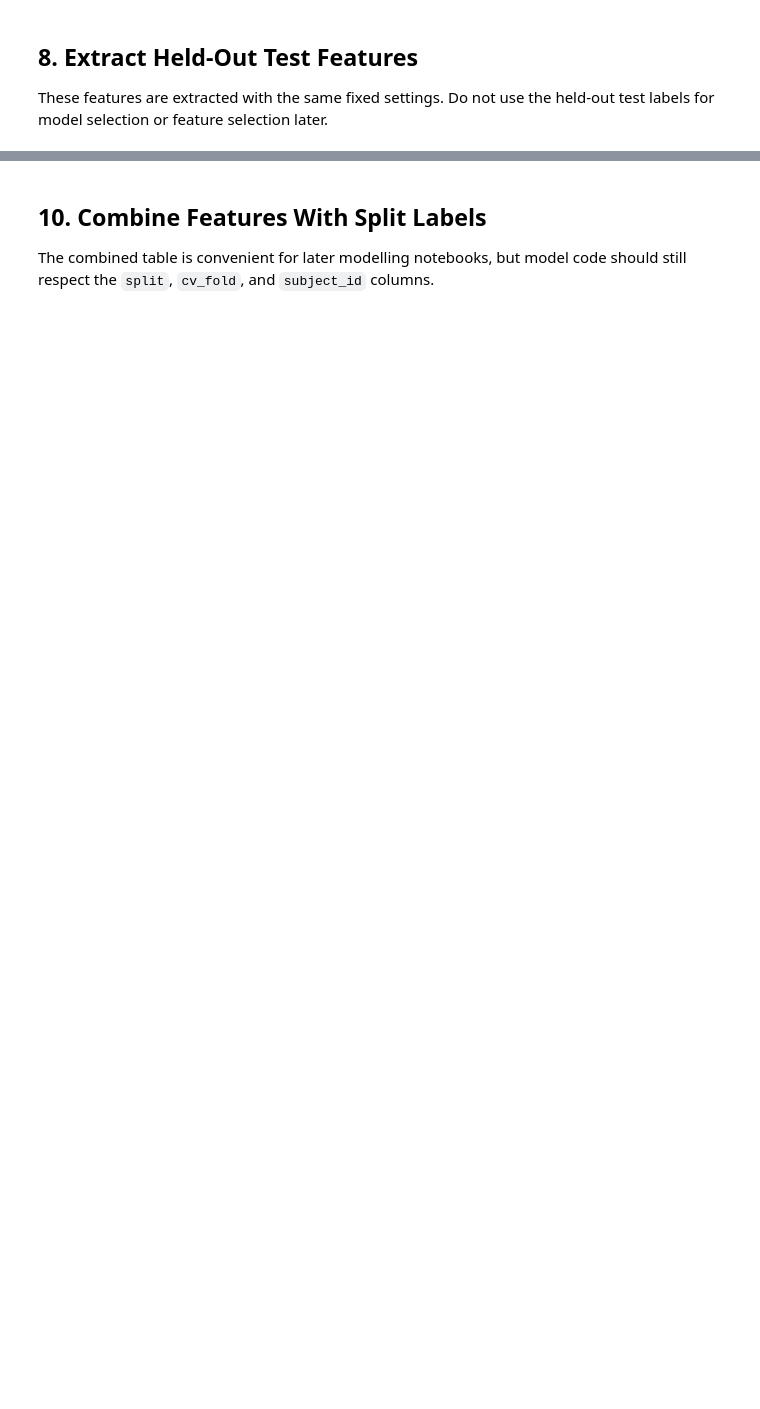
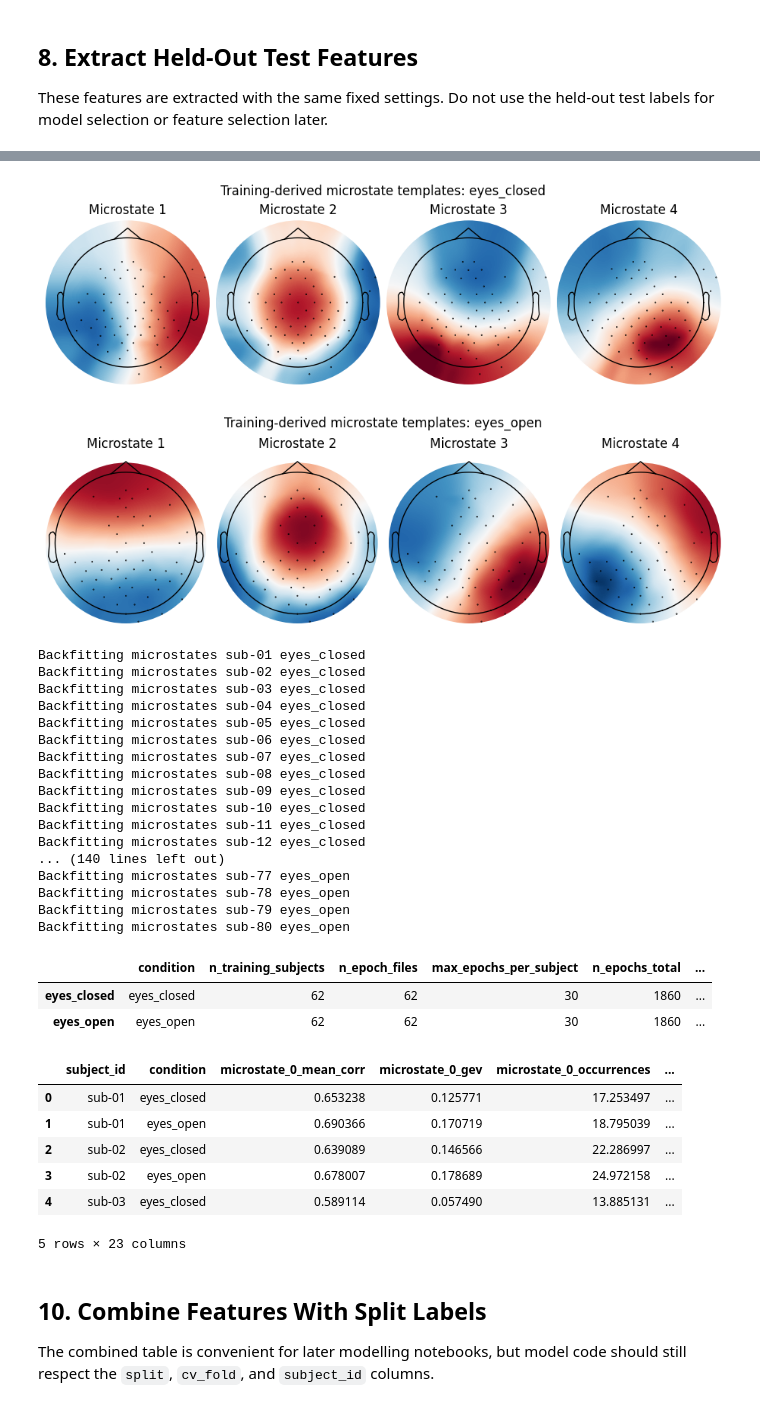
Before and after one commit to nmarryatt/neurogenetics-ml, a Jupyter notebook: notebooks/05_Batch_Feature_Extraction.ipynb, the cells around one changed output, grey strips where cells are left out. Cells and saved outputs as stored; diff of their text form; code cells hidden in the pictures; blank space fills up the shorter version.

Commit message:
finalised microstate feature extraction

```diff
--- a/notebooks/05_Batch_Feature_Extraction.ipynb
+++ b/notebooks/05_Batch_Feature_Extraction.ipynb
@@ -44,12 +44,13 @@ microstate_dir = feature_dir / "microstates"
 microstate_dir.mkdir(parents=True, exist_ok=True)
 microstate_features_path = microstate_dir / "rest_eeg_microstate_features.tsv"
 
-RANDOM_STATE = 42
+RANDOM_STATE = 7
 TEST_SIZE = 0.20
 N_CV_FOLDS = 3
 SPLIT_STRATIFY_COL = "APOE_group"
 RUN_ALL_FEATURES = False
-RUN_MICROSTATES = False
+RUN_MICROSTATES = True
+MICROSTATE_CONDITIONS = ("eyes_closed", "eyes_open")
 
 print(f"Processed EEG dir: {processed_eeg_dir}")
 print(f"Feature dir: {feature_dir}")
@@ -229,30 +336,61 @@ This step is optional and off by default because it is more computationally inte
 # %%
 if RUN_MICROSTATES:
-    # Fit templates once using training subjects only.
-    microstate_model, microstate_fit_summary = efe.fit_microstate_templates(
+    # Fit separate training-derived templates for each selected condition.
+    microstate_result = efe.fit_microstate_templates_by_condition(
         epoch_index_split,
         train_subject_ids,
         microstate_dir,
-        condition="eyes_closed",
+        channel_subject_ids=train_subject_ids | test_subject_ids,
+        conditions=MICROSTATE_CONDITIONS,
         n_clusters=4,
         n_init=10,
         random_state=RANDOM_STATE,
+        max_epochs_per_subject=30,
     )
 
-    # Backfit the training-derived templates to all subjects.
-    microstate_features = efe.backfit_microstate_features(
+    # Backfit the training-derived templates to all subjects for matching conditions.
+    microstate_features = efe.backfit_microstate_features_by_condition(
         epoch_index_split,
-        microstate_model,
+        microstate_result["models"],
         microstate_features_path,
         subject_ids=train_subject_ids | test_subject_ids,
-        condition="eyes_closed",
-        run_all=RUN_ALL_FEATURES,
+        run_all=True,
     )
 
-    display(microstate_fit_summary.to_frame("value"))
+    display(microstate_result["summary"])
     display(microstate_features.head())
 else:
     print("Microstate extraction skipped. Set RUN_MICROSTATES = True to fit training-derived templates and backfit features.")
+# %% [output]
+[figure, added]
+[figure, added]
+Backfitting microstates sub-01 eyes_closed
+Backfitting microstates sub-02 eyes_closed
+Backfitting microstates sub-03 eyes_closed
+Backfitting microstates sub-04 eyes_closed
+Backfitting microstates sub-05 eyes_closed
+Backfitting microstates sub-06 eyes_closed
+Backfitting microstates sub-07 eyes_closed
+Backfitting microstates sub-08 eyes_closed
+Backfitting microstates sub-09 eyes_closed
+Backfitting microstates sub-10 eyes_closed
+Backfitting microstates sub-11 eyes_closed
+Backfitting microstates sub-12 eyes_closed
+... (140 lines left out)
+Backfitting microstates sub-77 eyes_open
+Backfitting microstates sub-78 eyes_open
+Backfitting microstates sub-79 eyes_open
+Backfitting microstates sub-80 eyes_open
+|  | condition | n_training_subjects | n_epoch_files | max_epochs_per_subject | n_epochs_total | ... |
+| eyes_closed | eyes_closed | 62 | 62 | 30 | 1860 | ... |
+| eyes_open | eyes_open | 62 | 62 | 30 | 1860 | ... |
+|  | subject_id | condition | microstate_0_mean_corr | microstate_0_gev | microstate_0_occurrences | ... |
+| 0 | sub-01 | eyes_closed | 0.653238 | 0.125771 | 17.253497 | ... |
+| 1 | sub-01 | eyes_open | 0.690366 | 0.170719 | 18.795039 | ... |
+| 2 | sub-02 | eyes_closed | 0.639089 | 0.146566 | 22.286997 | ... |
+| 3 | sub-02 | eyes_open | 0.678007 | 0.178689 | 24.972158 | ... |
+| 4 | sub-03 | eyes_closed | 0.589114 | 0.057490 | 13.885131 | ... |
+5 rows × 23 columns
 # %% [markdown]
 ## 10. Combine Features With Split Labels
 
```
Also changed, not shown: parts of 11 cells of this notebook, 1 other file.
